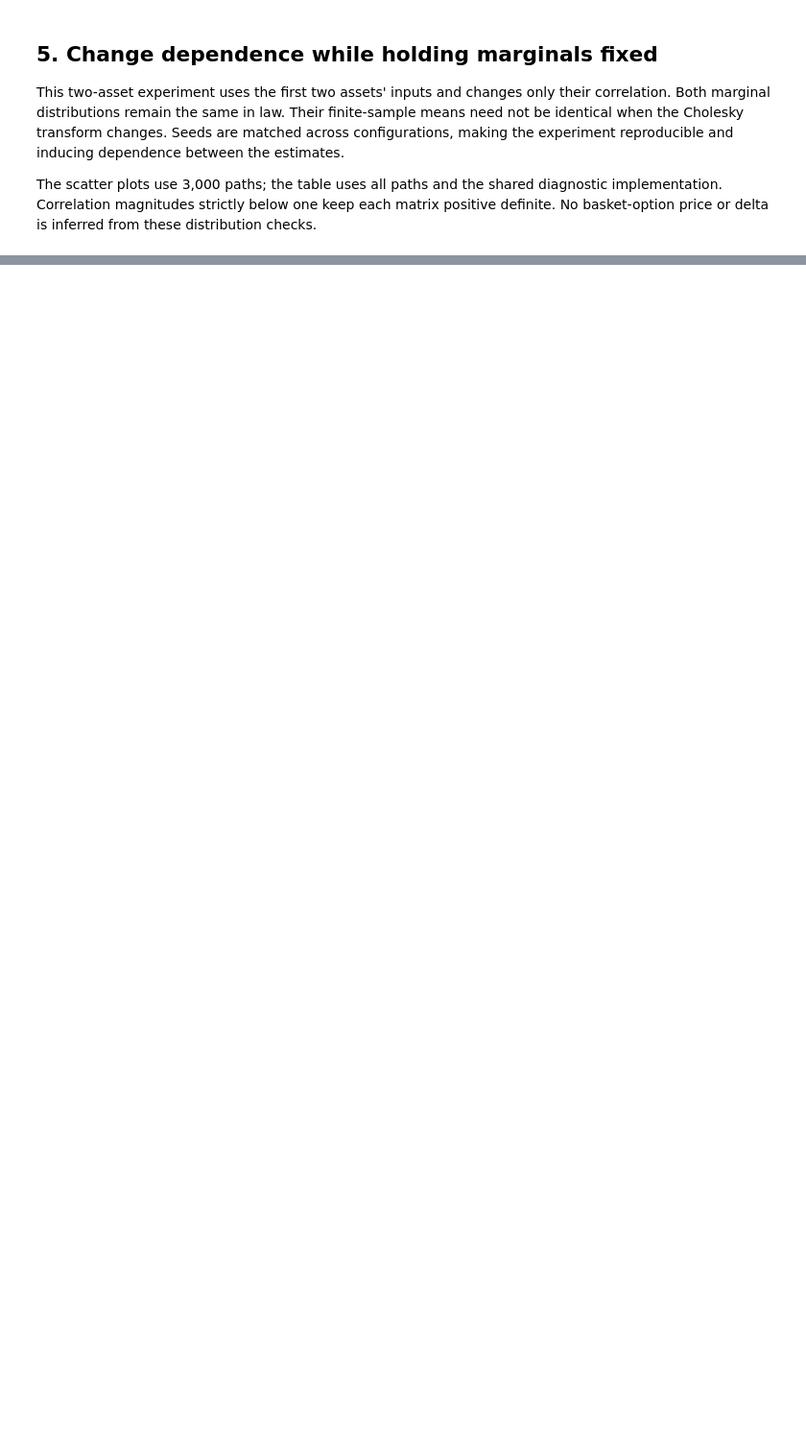
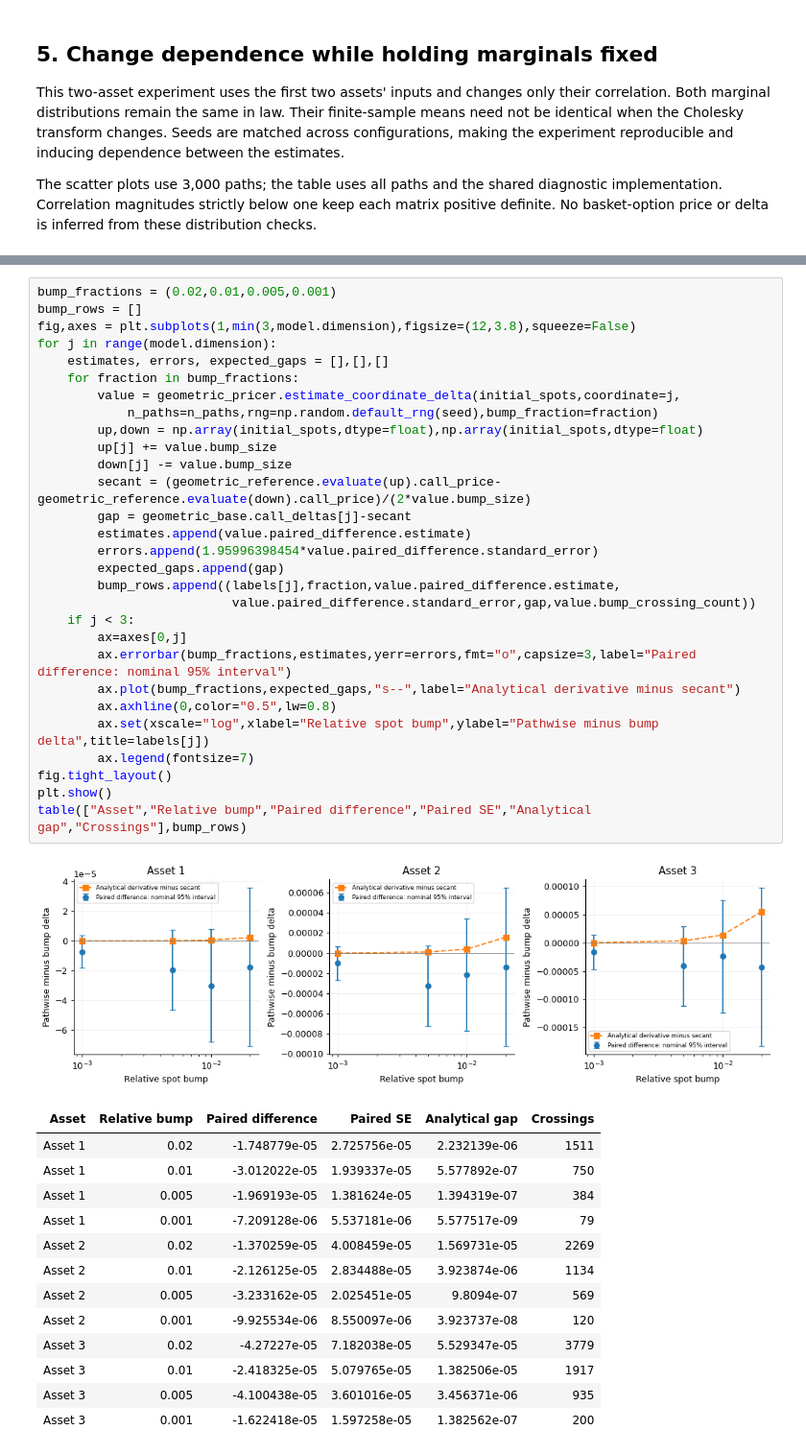
Before and after one commit to KVInator/deep-bsde-pricing, a Jupyter notebook: notebooks/02_basket_references.ipynb, the cells around one changed output, grey strips where cells are left out. Shown at 96% size. Saved outputs shown, nothing was run; the diff lists cells and outputs as text; blank space fills up the shorter version.

```diff
--- a/notebooks/02_basket_references.ipynb
+++ b/notebooks/02_basket_references.ipynb
@@ -226,3 +380,47 @@ table(["Input rho", "Observed log rho", "Expected cross-covariance", "Observed c
+# %%
+bump_fractions = (0.02,0.01,0.005,0.001)
+bump_rows = []
+fig,axes = plt.subplots(1,min(3,model.dimension),figsize=(12,3.8),squeeze=False)
+for j in range(model.dimension):
+    estimates, errors, expected_gaps = [],[],[]
+    for fraction in bump_fractions:
+        value = geometric_pricer.estimate_coordinate_delta(initial_spots,coordinate=j,
+            n_paths=n_paths,rng=np.random.default_rng(seed),bump_fraction=fraction)
+        up,down = np.array(initial_spots,dtype=float),np.array(initial_spots,dtype=float)
+        up[j] += value.bump_size
+        down[j] -= value.bump_size
+        secant = (geometric_reference.evaluate(up).call_price-geometric_reference.evaluate(down).call_price)/(2*value.bump_size)
+        gap = geometric_base.call_deltas[j]-secant
+        estimates.append(value.paired_difference.estimate)
+        errors.append(1.95996398454*value.paired_difference.standard_error)
+        expected_gaps.append(gap)
+        bump_rows.append((labels[j],fraction,value.paired_difference.estimate,
+                          value.paired_difference.standard_error,gap,value.bump_crossing_count))
+    if j < 3:
+        ax=axes[0,j]
+        ax.errorbar(bump_fractions,estimates,yerr=errors,fmt="o",capsize=3,label="Paired difference: nominal 95% interval")
+        ax.plot(bump_fractions,expected_gaps,"s--",label="Analytical derivative minus secant")
+        ax.axhline(0,color="0.5",lw=0.8)
+        ax.set(xscale="log",xlabel="Relative spot bump",ylabel="Pathwise minus bump delta",title=labels[j])
+        ax.legend(fontsize=7)
+fig.tight_layout()
+plt.show()
+table(["Asset","Relative bump","Paired difference","Paired SE","Analytical gap","Crossings"],bump_rows)
+# %% [output]
+[figure, added]
+| Asset | Relative bump | Paired difference | Paired SE | Analytical gap | Crossings |
+| Asset 1 | 0.02 | -1.748779e-05 | 2.725756e-05 | 2.232139e-06 | 1511 |
+| Asset 1 | 0.01 | -3.012022e-05 | 1.939337e-05 | 5.577892e-07 | 750 |
+| Asset 1 | 0.005 | -1.969193e-05 | 1.381624e-05 | 1.394319e-07 | 384 |
+| Asset 1 | 0.001 | -7.209128e-06 | 5.537181e-06 | 5.577517e-09 | 79 |
+| Asset 2 | 0.02 | -1.370259e-05 | 4.008459e-05 | 1.569731e-05 | 2269 |
+| Asset 2 | 0.01 | -2.126125e-05 | 2.834488e-05 | 3.923874e-06 | 1134 |
+| Asset 2 | 0.005 | -3.233162e-05 | 2.025451e-05 | 9.8094e-07 | 569 |
+| Asset 2 | 0.001 | -9.925534e-06 | 8.550097e-06 | 3.923737e-08 | 120 |
+| Asset 3 | 0.02 | -4.27227e-05 | 7.182038e-05 | 5.529347e-05 | 3779 |
+| Asset 3 | 0.01 | -2.418325e-05 | 5.079765e-05 | 1.382506e-05 | 1917 |
+| Asset 3 | 0.005 | -4.100438e-05 | 3.601016e-05 | 3.456371e-06 | 935 |
+| Asset 3 | 0.001 | -1.622418e-05 | 1.597258e-05 | 1.382562e-07 | 200 |
 # %% [markdown]
 ## Interpretation and scope
 
```
Also changed, not shown: parts of 13 cells of this notebook, 7 other files.
